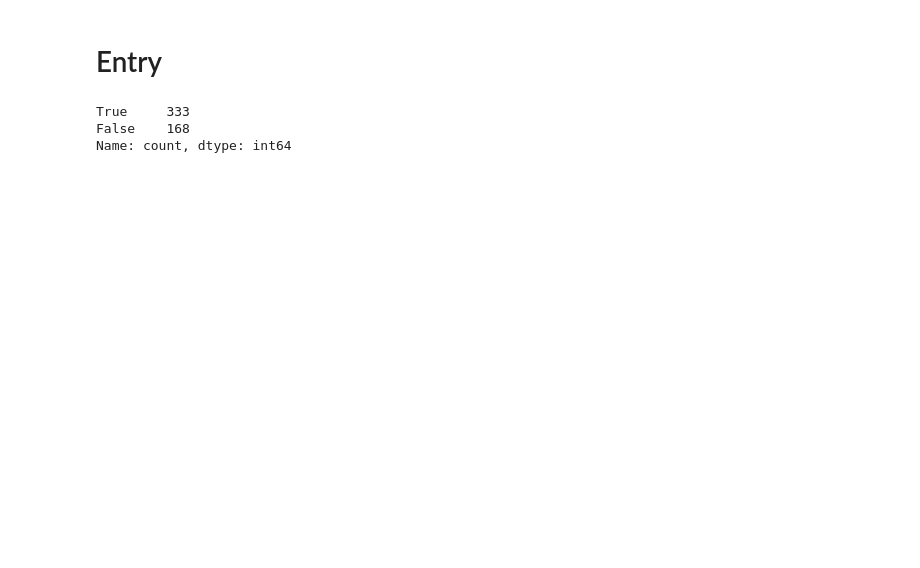
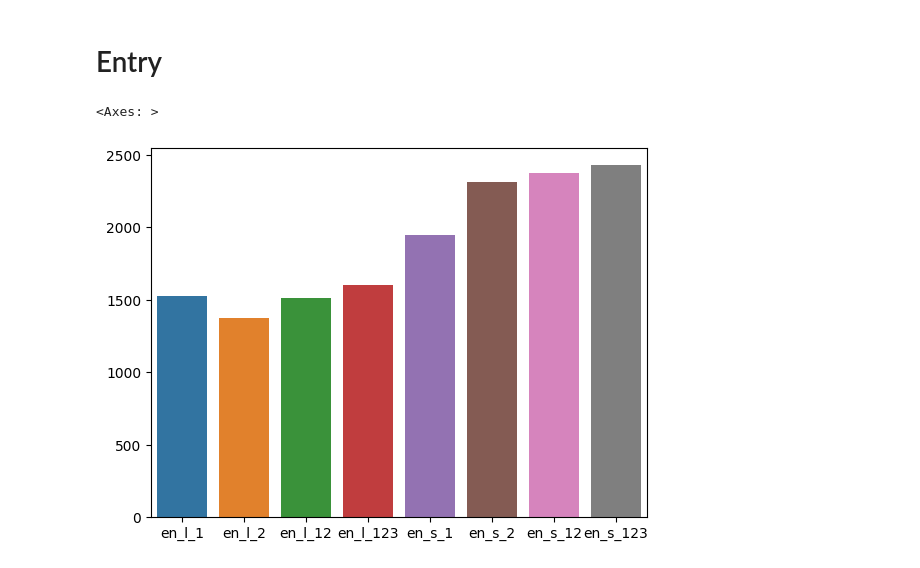
Before and after one commit to Oliver-De-Fusco/6CAP-TA-Code, a Jupyter notebook: main.ipynb, the cells around one changed output. Drawn from its saved outputs; the diff is of its cells as text; code cells hidden in the pictures; blank space fills up the shorter version.

```diff
--- a/main.ipynb
+++ b/main.ipynb
@@ -84,15 +134,43 @@ Name: count, dtype: int64
 # %% [markdown]
 # Entry
 # %%
-def en_l_1(data,t_short=9,t_mid=26):
-    return l_1(data,t_short,t_mid) & (data > kijin(data,t_mid))
+def en_l_1(data):
+    return l_1(data) & (data["Close"] > data["kijin"])
 
-def en_l_2(data,t_mid=26):
-    return l_2(data,t_mid) & (data > kijin(data,t_mid))
 
-def en_l_12(data,):
-    return l_1(data,t_short,t_mid) & l_2(data,t_mid) & (data > kijin(data,t_mid))
+def en_l_2(data):
+    return l_2(data) & (data["Close"] > data["kijin"])
+
+
+def en_l_12(data):
+    return l_1(data) & l_2(data) & (data["Close"] > data["kijin"])
+
+
+def en_l_123(data):
+    return l_1(data) & l_2(data) & l_3(data) & (data["Close"] > data["kijin"])
+
+
+def en_s_1(data):
+    return s_1(data) & (data["Close"] < data["kijin"])
+
+
+def en_s_2(data):
+    return s_2(data) & (data["Close"] < data["kijin"])
+
+
+def en_s_12(data):
+    return s_1(data) & s_2(data) & (data["Close"] < data["kijin"])
+
+
+def en_s_123(data):
+    return s_1(data) & s_2(data) & s_3(data) & (data["Close"] < data["kijin"])
-# %% [output]
-True     333
-False    168
-Name: count, dtype: int64
+# %%
+entry_signals_bull = [en_l_1, en_l_2, en_l_12, en_l_123]
+
+entry_signals_bear = [en_s_1, en_s_2, en_s_12, en_s_123]
+# %%
+sns.barplot(pd.DataFrame(
+    [{x.__name__: x(apply_ichi(data["Close"])).value_counts().iloc[0]} for x in entry_signals_bull + entry_signals_bear]))
+# %% [output]
+<Axes: >
+[figure, added]
```
Also changed, not shown: parts of 43 cells of this notebook, 9 other files.
